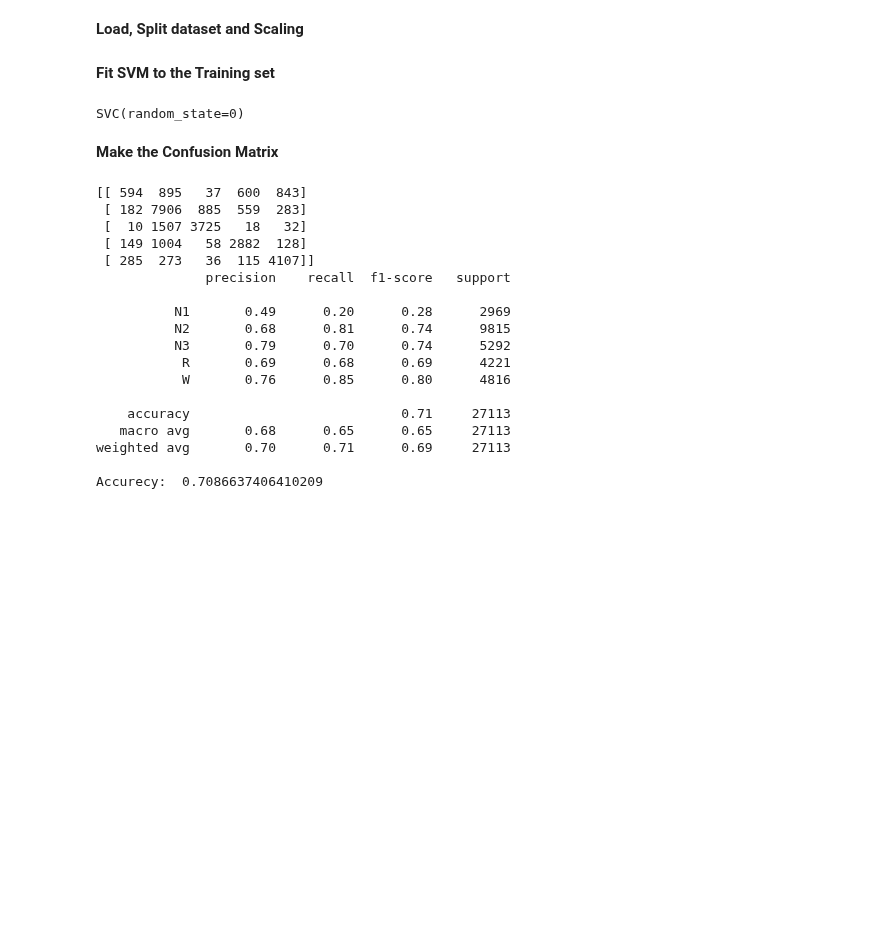
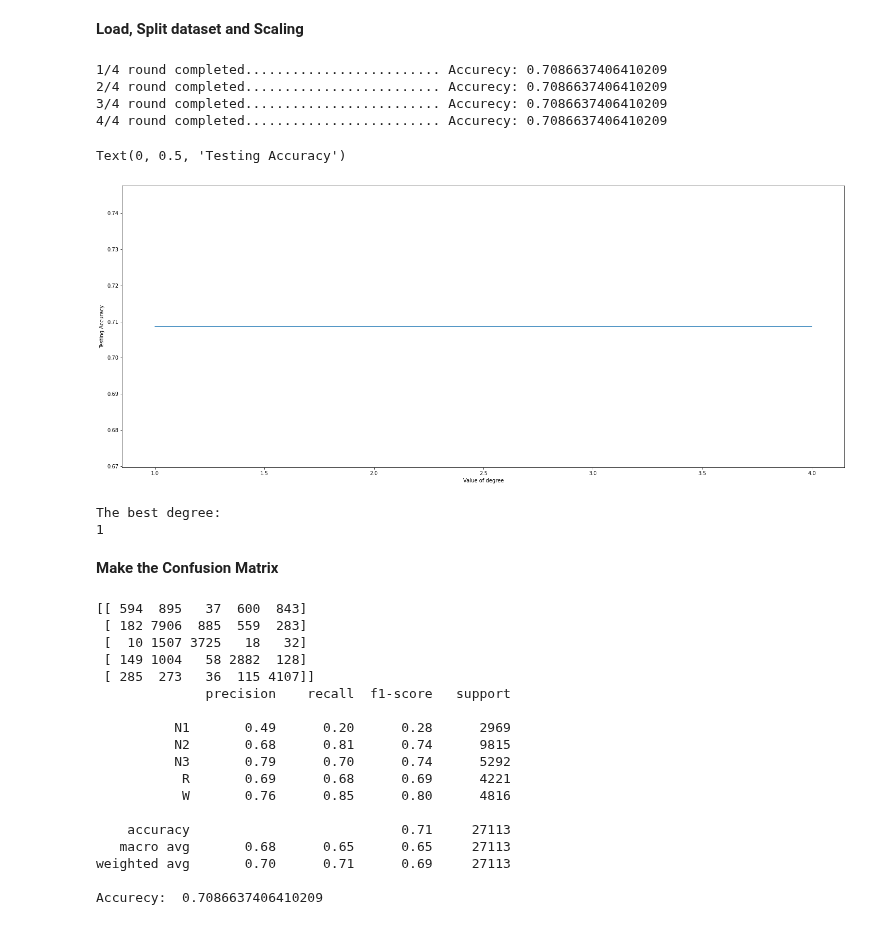
Before and after one commit to RafsanJany-44/Research_Sleep_Stage_Classification, a Jupyter notebook: SVM.ipynb, the cells around one changed output. Drawn from its saved outputs; the diff is of its cells as text; code cells hidden in the pictures; blank space fills up the shorter version.

```diff
--- a/SVM.ipynb
+++ b/SVM.ipynb
@@ -26,2 +11,0 @@ X_test = sc.transform(X_test)
-# %% [markdown]
-**Fit SVM to the Training set**
@@ -28,6 +26,42 @@ X_test = sc.transform(X_test)
+# %%
+from sklearn.svm import SVC
+from sklearn.metrics import accuracy_score
+N=4
+k_range = range (1,N+1)
+scores={}
+scores_list = []
+for k in k_range:
+  classifier = SVC(kernel = 'rbf', random_state = 1,degree=k)
+  classifier.fit(X_train, y_train)
+  y_pred=classifier.predict(X_test)
+  scores[k] = accuracy_score(y_test,y_pred)
+  scores_list.append(accuracy_score(y_test,y_pred))
+  print(str(k)+"/"+str(N)+" round completed......................... Accurecy: "+str(accuracy_score(y_test,y_pred)))
+# %% [output]
+1/4 round completed......................... Accurecy: 0.7086637406410209
+2/4 round completed......................... Accurecy: 0.7086637406410209
+3/4 round completed......................... Accurecy: 0.7086637406410209
+4/4 round completed......................... Accurecy: 0.7086637406410209
+# %%
+%matplotlib inline
+import matplotlib.pyplot as plt
+#plot the relationship between K and the testing accuracy
+plt.figure(figsize = (25,10))
+plt.plot(k_range,scores_list)
+plt.xlabel('Value of degree')
+plt.ylabel ('Testing Accuracy')
+# %% [output]
+Text(0, 0.5, 'Testing Accuracy')
+[figure, added]
+# %%
+print("The best degree:")
+best=list(scores.keys())[scores_list.index(max(scores_list))]
+print(best)
+# %% [output]
+The best degree:
+1
 # %%
 from sklearn.svm import SVC
-classifier = SVC(kernel = 'rbf', random_state = 0)
+classifier = SVC(kernel = 'rbf', random_state = 1,degree=3)
 classifier.fit(X_train, y_train)
+y_pred = classifier.predict(X_test)
-# %% [output]
-SVC(random_state=0)
```
Also changed, not shown: parts of 5 cells of this notebook.
